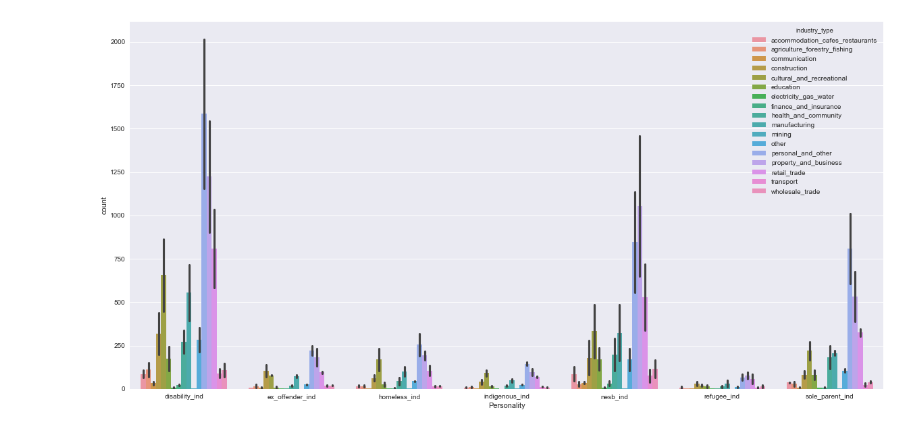
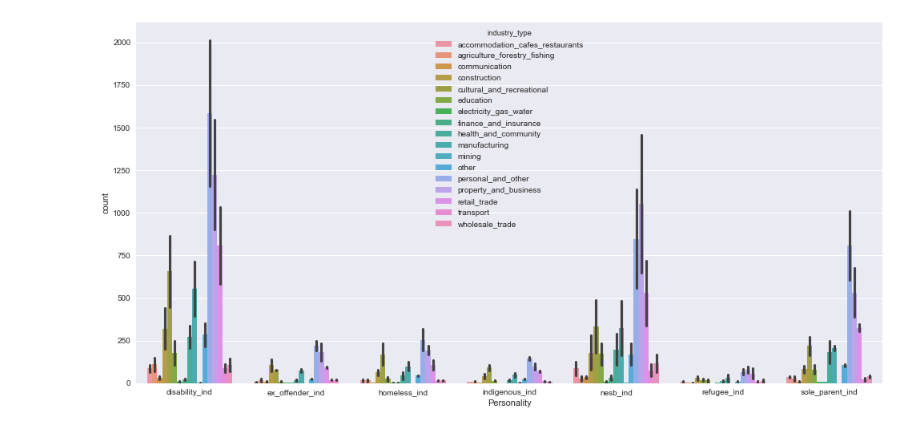
Before and after one commit to vsrajesh1/Capstone_Project_1, a Jupyter notebook: Capstone_1 Data Story.ipynb, the cells around one changed output. Cells and saved outputs as stored; diff of their text form; code cells hidden in the pictures.

```diff
--- a/Capstone_1 Data Story.ipynb
+++ b/Capstone_1 Data Story.ipynb
@@ -8,10 +18,11 @@ import seaborn as sns
 import matplotlib.pyplot as plt
 
 #Understanding the data
-dictionary = pd.read_excel("Desktop/Data Scientist/Capstone1/Data/neis-data-dictionary_terms.xlsx")
-main       = pd.read_excel("Desktop/Data Scientist/Capstone1/Data/neisdatagovhack_Main.xlsx")
+dictionary = pd.read_excel("Data/neis-data-dictionary_terms.xlsx")
+main       = pd.read_excel("Data/neisdatagovhack_Main.xlsx")
 dict_df = pd.DataFrame.from_dict(dictionary, orient='columns', dtype=None)
 main_df = pd.DataFrame.from_dict(main, orient='columns', dtype=None)
+print(main_df.info())
 main_df = main_df.replace(np.nan, 0, regex=True)
 print(main_df.info())
 print(main_df.head())
@@ -118,6 +126,8 @@ plt.show()
 # %%
-sns.set()
+# Bar plot that shows personalities with 'Diability' or 'from diverse cultural background' are involved in more numbers
+# under NEIS scheme
+sns.set(rc={'figure.figsize':(16.7,8.27)})
 _ = sns.barplot(x='Personality',y='count',hue='industry_type',data=main_aggr)
 plt.show()
 # %% [output]
-[figure, old version]
+[figure, new version]
```
Also changed, not shown: parts of 18 cells of this notebook.
